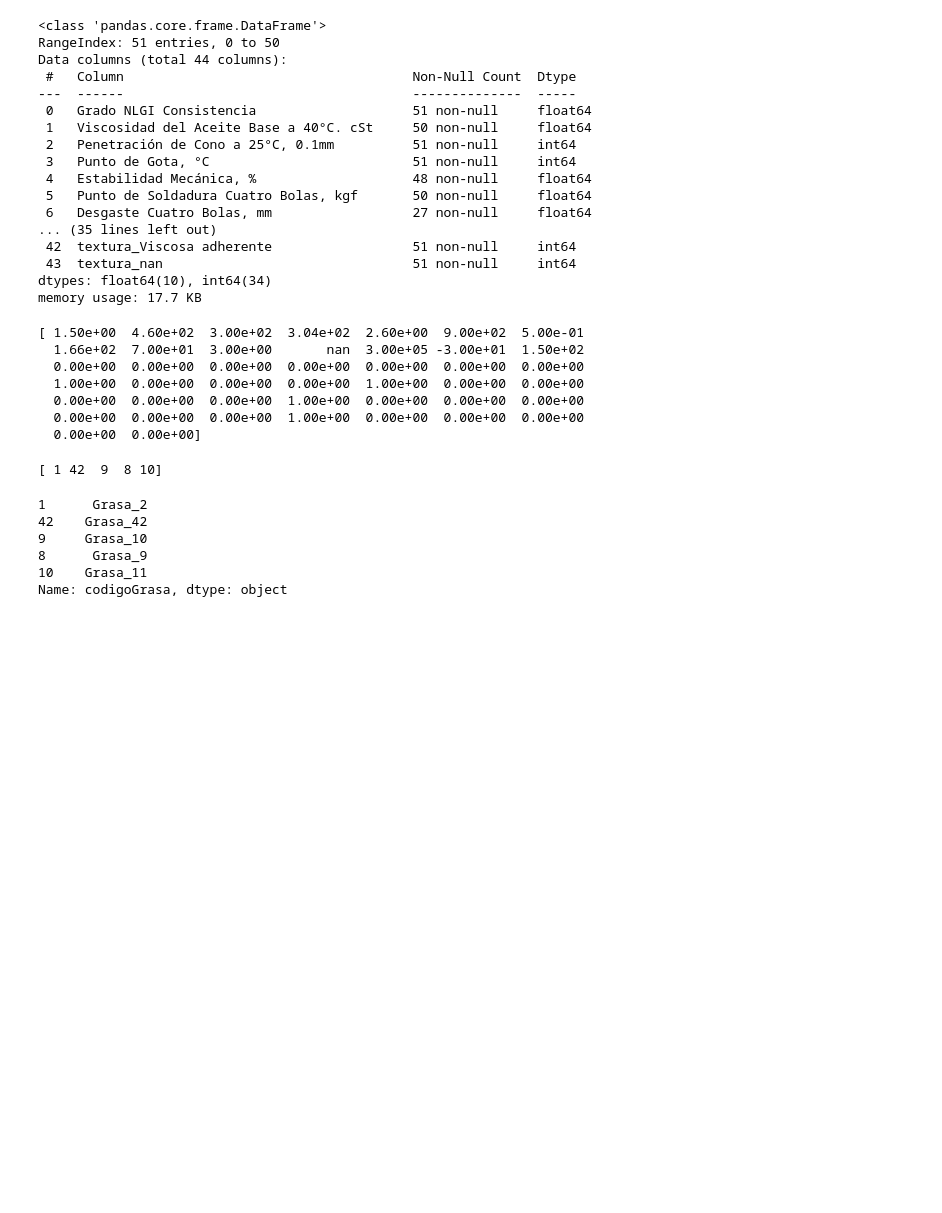
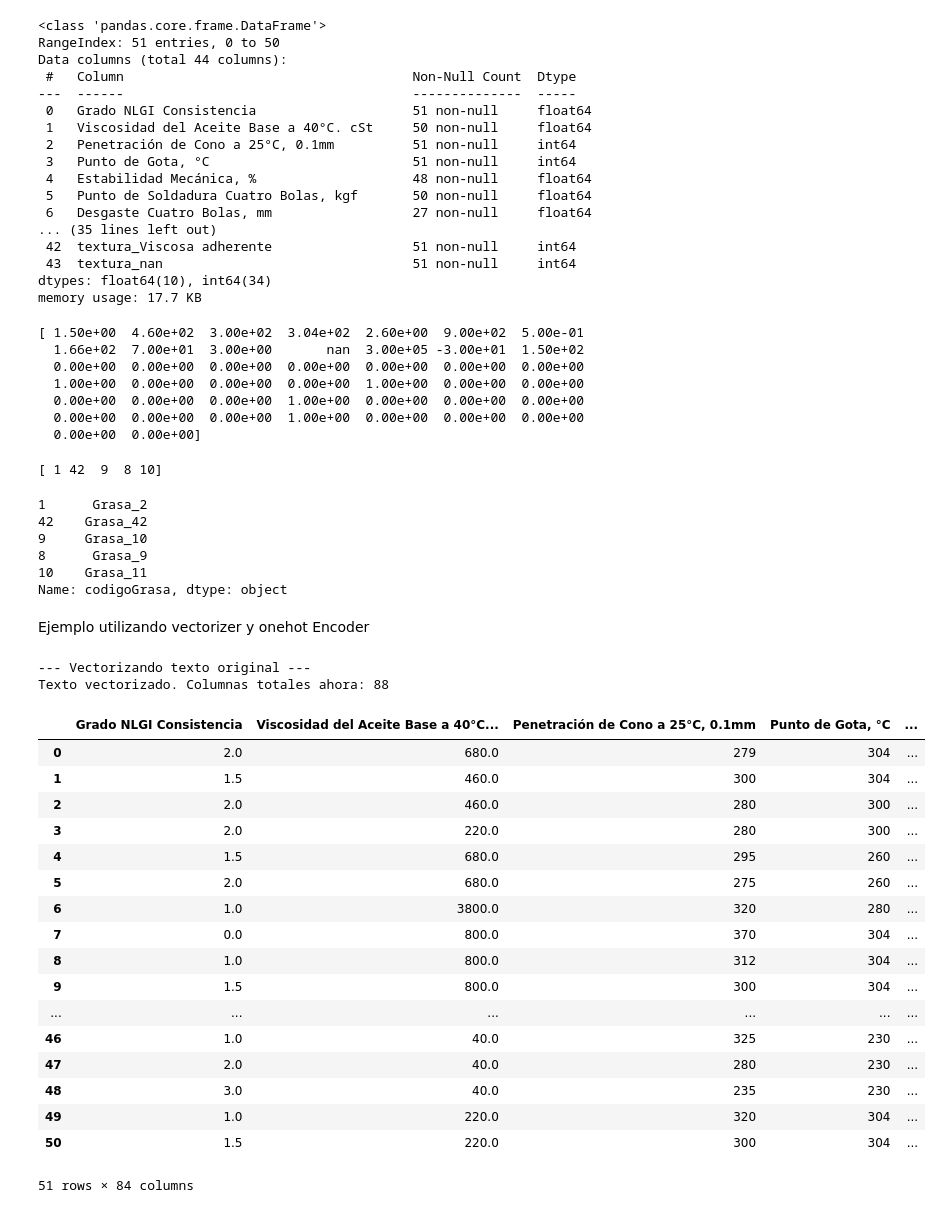
Before and after one commit to Emilio-Mtz-bit/InterLub_Final, a Jupyter notebook: notebooks/Prueba_CosModel.ipynb, the cells around one changed output. Drawn from its saved outputs; the diff is of its cells as text; code cells hidden in the pictures; blank space fills up the shorter version.

```diff
--- a/notebooks/Prueba_CosModel.ipynb
+++ b/notebooks/Prueba_CosModel.ipynb
@@ -100,3 +102,37 @@ data['codigoGrasa'].iloc[idx_rank]
 8      Grasa_9
 10    Grasa_11
 Name: codigoGrasa, dtype: object
+# %% [markdown]
+Ejemplo utilizando vectorizer y onehot Encoder
+# %%
+data = pd.read_csv('../data/datos_onehotenocder.csv')
+# %%
+columnas_texto = ['subtitulo','descripcion', 'beneficios', 'aplicaciones']
+data_vector = vectorizar_texto(data,columnas_texto)
+# %% [output]
+--- Vectorizando texto original ---
+Texto vectorizado. Columnas totales ahora: 88
+# %%
+drop_columns = ['idDatosGrasas', 'codigoGrasa','Corrosión al Cobre','categoria']
+final_data = data_vector.drop(columns=drop_columns)
+# %%
+final_data
+# %% [output]
+|  | Grado NLGI Consistencia | Viscosidad del Aceite Base a 40°C... | Penetración de Cono a 25°C, 0.1mm | Punto de Gota, °C | ... |
+| 0 | 2.0 | 680.0 | 279 | 304 | ... |
+| 1 | 1.5 | 460.0 | 300 | 304 | ... |
+| 2 | 2.0 | 460.0 | 280 | 300 | ... |
+| 3 | 2.0 | 220.0 | 280 | 300 | ... |
+| 4 | 1.5 | 680.0 | 295 | 260 | ... |
+| 5 | 2.0 | 680.0 | 275 | 260 | ... |
+| 6 | 1.0 | 3800.0 | 320 | 280 | ... |
+| 7 | 0.0 | 800.0 | 370 | 304 | ... |
+| 8 | 1.0 | 800.0 | 312 | 304 | ... |
+| 9 | 1.5 | 800.0 | 300 | 304 | ... |
+| ... | ... | ... | ... | ... | ... |
+| 46 | 1.0 | 40.0 | 325 | 230 | ... |
+| 47 | 2.0 | 40.0 | 280 | 230 | ... |
+| 48 | 3.0 | 40.0 | 235 | 230 | ... |
+| 49 | 1.0 | 220.0 | 320 | 304 | ... |
+| 50 | 1.5 | 220.0 | 300 | 304 | ... |
+51 rows × 84 columns
```
Also changed, not shown: parts of 5 cells of this notebook, 1 other file.
